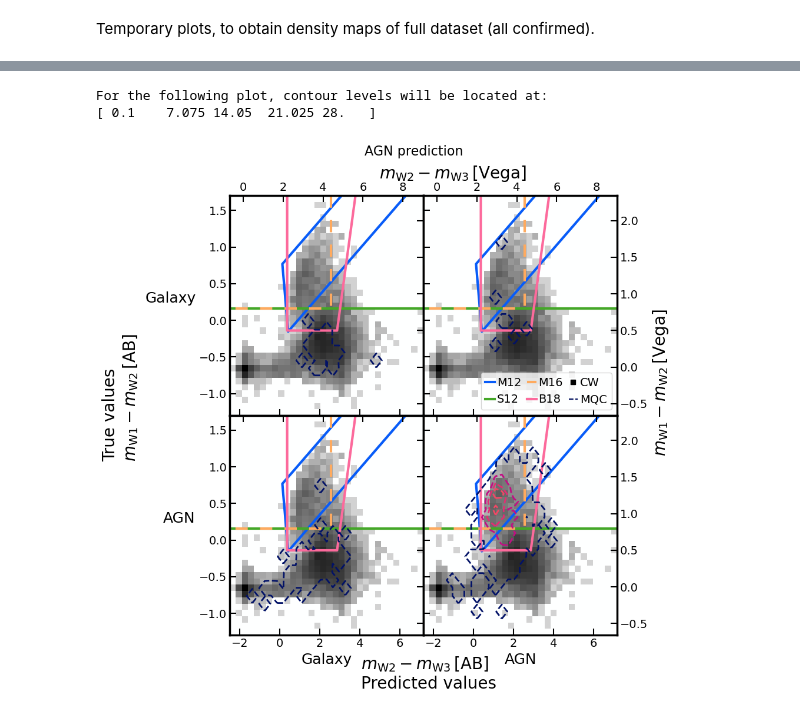
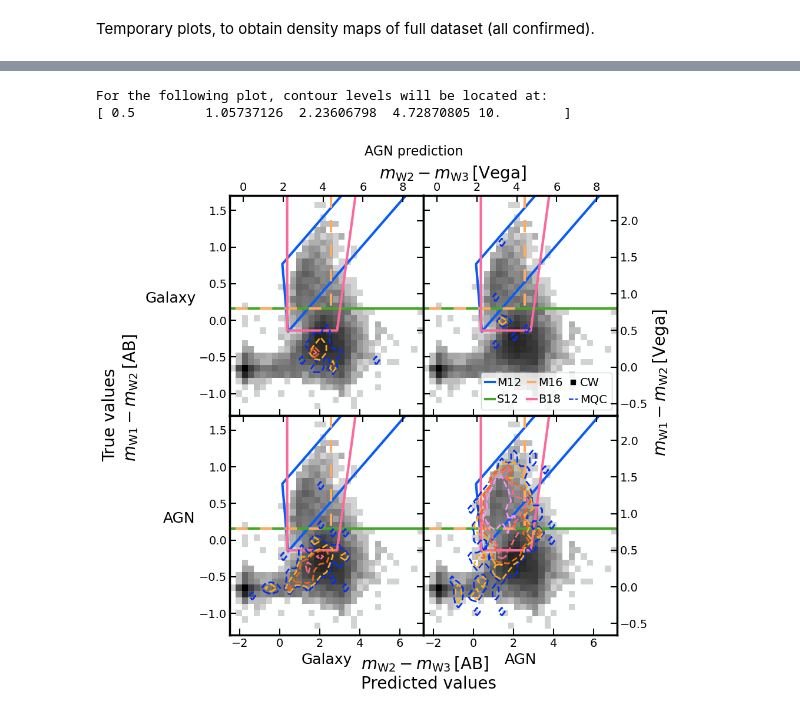
Before and after one commit to racarvajal/Pipeline_RG_z_ML, a Jupyter notebook: ML_14.ipynb, the cells around one changed output, grey strips where cells are left out. Cells and saved outputs as stored; diff of their text form; code cells hidden in the pictures.

```diff
--- a/ML_14.ipynb
+++ b/ML_14.ipynb
@@ -273,6 +273,7 @@ Flags.
 save_plot_flag      = False
 load_models_flag    = True
 use_second_z_model  = True
+plot_cm_MQC_types   = False
 # %%
 used_area           = 'S82'  # can be 'S82', 'HETDEX', 'COSMOS'
 # %%
@@ -810,9 +802,14 @@ axs_temp[0].set_aspect('auto', 'datalim')
 # %%
+num_contour_levels = 5
+type_of_levels     = 'log'  # 'log', 'linear'
 print('For the following plot, contour levels will be located at:')
-print(np.linspace(0.1, np.nanmax([dens_CM_AGN[key].get_array() for key in dens_CM_AGN if dens_CM_AGN[key] != None]), 5))
+if type_of_levels  == 'linear':
+    print(np.linspace(0.5, 10**(np.floor(np.log10(np.nanmax([dens_CM_AGN[key].get_array() for key in dens_CM_AGN if dens_CM_AGN[key] != None])))), num_contour_levels))
+if type_of_levels  == 'log':
+    print(np.logspace(np.log10(0.5), np.floor(np.log10(np.nanmax([dens_CM_AGN[key].get_array() for key in dens_CM_AGN if dens_CM_AGN[key] != None]))), num_contour_levels))
 # %% [output]
 For the following plot, contour levels will be located at:
-[ 0.1    7.075 14.05  21.025 28.   ]
+[ 0.5         1.05737126  2.23606798  4.72870805 10.        ]
 # %%
 n_rows = 2
 n_cols = 2
@@ -838,20 +835,25 @@ dens_plot_data_x = (full_catalog_df.loc[filt_colours, 'W2mproPM'] -\
 dens_plot_data_y = (full_catalog_df.loc[filt_colours, 'W1mproPM'] -\
                     full_catalog_df.loc[filt_colours, 'W2mproPM'])[filt_plot]
 
-min_pred = full_catalog_df.loc[:, 'Score_AGN'].min()
-max_pred = full_catalog_df.loc[:, 'Score_AGN'].max()
-# norm_val = mcolors.LogNorm(vmin=min_pred, vmax=max_pred)
-norm_val  = mcolors.CenteredNorm(vcenter=0.5)
-norm_dens = ImageNormalize(vmin=0, vmax=500, stretch=LogStretch())
-
 dens_plts = {}
 cont_plts = {}
 
 AB_lims_x = (-2.5, 7.2)
 AB_lims_y = (-1.3, 1.7)
 
-contour_levels = np.linspace(0.1, np.nanmax([dens_CM_AGN[key].get_array() for key in dens_CM_AGN if dens_CM_AGN[key] != None]), 5)
+if type_of_levels  == 'linear':
+    contour_levels = np.linspace(0.5,\
+                                 10**(np.floor(np.log10(np.nanmax([dens_CM_AGN[key].get_array() for key in dens_CM_AGN if dens_CM_AGN[key] != None])))),\
+                                 num_contour_levels)
+if type_of_levels  == 'log':
+    contour_levels = np.logspace(np.log10(0.5),\
+                                 np.floor(np.log10(np.nanmax([dens_CM_AGN[key].get_array() for key in dens_CM_AGN if dens_CM_AGN[key] != None]))),\
+                                 num_contour_levels)
 # contour_levels = [0.5, 1.5, 4.5, 13.5, 40, 80, 100]
+
+norm_val  = mcolors.CenteredNorm(vcenter=0.5)
+norm_dens = ImageNormalize(vmin=0, vmax=500, stretch=LogStretch())
+norm_cont = ImageNormalize(vmin=contour_levels[0], vmax=contour_levels[-1], stretch=LogStretch())
 
 for count, idx_ax in enumerate(np.array([[0, 0], [0, 1], [1, 0], [1, 1]])):
     # axs[count] = fig.add_subplot(grid[tuple(idx_ax)], projection='scatter_density')
@@ -873,8 +875,8 @@ for count, idx_ax in enumerate(np.array([[0, 0], [0, 1], [1, 0], [1, 1]])):
                              dens_CM_AGN[count].get_extent()[3], np.shape(dens_CM_AGN[count].get_array())[0])
 
         cont_plts[count] = axs[count].contour(xx_agn, yy_agn, np.flipud(dens_CM_AGN[count].get_array()),\
-                                              levels=contour_levels, linewidths=2.0, cmap=plt.get_cmap('cet_CET_L8'),\
-                                              linestyles='dashed', zorder=3, norm=norm_dens)
+                                              levels=contour_levels, linewidths=2.0, cmap=plt.get_cmap('cet_CET_R1'),\
+                                              linestyles='dashed', zorder=3, norm=norm_cont)
 
     # x_Vega   = np.array(axs[0].get_xlim()) - 3.339 + 5.174  # Vega
     # y_Vega   = np.array(axs[0].get_ylim()) - 2.699 + 3.339  # Vega
@@ -940,7 +942,7 @@ for count, idx_ax in enumerate(np.array([[0, 0], [0, 1], [1, 0], [1, 1]])):
 
 
 axs[1].plot([-3], [-3], marker='s', ls='None', c=plt.get_cmap('cet_gray_r')(1.1), label='CW', zorder=0)
-axs[1].plot([-3], [-3], marker=None, ls='--', c=plt.get_cmap('cet_CET_L8')(0.0), label='MQC', zorder=0)
+axs[1].plot([-3], [-3], marker=None, ls='--', c=plt.get_cmap('cet_CET_R1')(0.0), label='MQC', zorder=0)
 
 axs[0].set_xlim(left=AB_lims_x[0], right=AB_lims_x[1])
 axs[0].set_ylim(bottom=AB_lims_y[0], top=AB_lims_y[1])
@@ -951,34 +953,34 @@ plt.setp(axs[1].get_xticklabels(), visible=False)
 plt.setp(axs[3].get_yticklabels(), visible=False)
 
 plt.setp(axs_twiny[2].get_xticklabels(), visible=False)
 plt.setp(axs_twiny[3].get_xticklabels(), visible=False)
 
 for count, idx_ax in enumerate(np.array([[0, 0], [0, 1], [1, 0], [1, 1]])):
     axs_twinx[count].set_ylim(tuple(np.array(axs[0].get_ylim()) - 2.699 + 3.339))
     axs_twiny[count].set_xlim(tuple(np.array(axs[0].get_xlim()) - 3.339 + 5.174))
 
 axs[0].set_ylabel('Galaxy', fontsize=18, rotation='horizontal', labelpad=35)
 axs[2].set_xlabel('Galaxy', fontsize=18)
 axs[2].set_ylabel('AGN', fontsize=18, rotation='horizontal', labelpad=25)
 axs[3].set_xlabel('AGN', fontsize=18)
 
 axs_twinx[1].set_ylabel('$m_{\mathrm{W1}} - m_{\mathrm{W2}}\, \mathrm{[Vega]}$', size=20, y=0.15)
 axs_twiny[0].set_xlabel('$m_{\mathrm{W2}} - m_{\mathrm{W3}}\, \mathrm{[Vega]}$', size=20, x=1.15)
 
 axs[1].legend(loc=4, fontsize=14, ncol=3, columnspacing=.5, handletextpad=0.2, handlelength=0.8)
 
 fig.supxlabel('$m_{\mathrm{W2}} - m_{\mathrm{W3}}\, \mathrm{[AB]}$\nPredicted values', fontsize=20, ha='left', x=0.46, y=0.05)
 fig.supylabel('True values\n$m_{\mathrm{W1}} - m_{\mathrm{W2}}\, \mathrm{[AB]}$', fontsize=20,  y=0.55)
 fig.suptitle('AGN prediction', fontsize=16, x=0.55)
 fig.tight_layout()
 if save_plot_flag:
     save_filename = f'plots/WISE_colour_colour_conf_matrix_AGN_{used_area}.pdf'
     if used_area == 'HETDEX':
         save_filename = f'plots/WISE_colour_colour_conf_matrix_AGN_{used_area}_{used_subset}.pdf'
     plt.savefig(save_filename, bbox_inches='tight')
 plt.show()
 # %% [output]
-[figure, old version]
+[figure, new version]
 # %%
 n_rows = 2
 n_cols = 2
```
Also changed, not shown: parts of 23 cells of this notebook.
